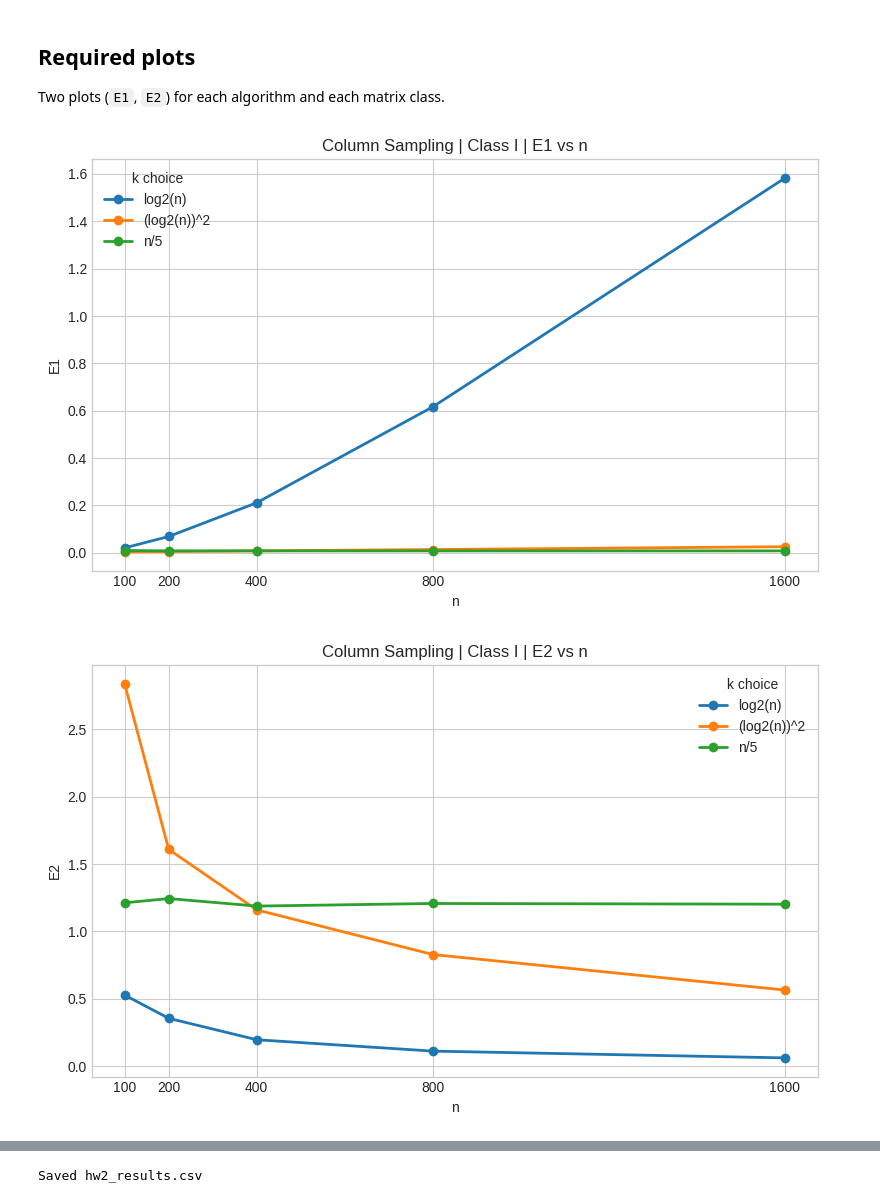
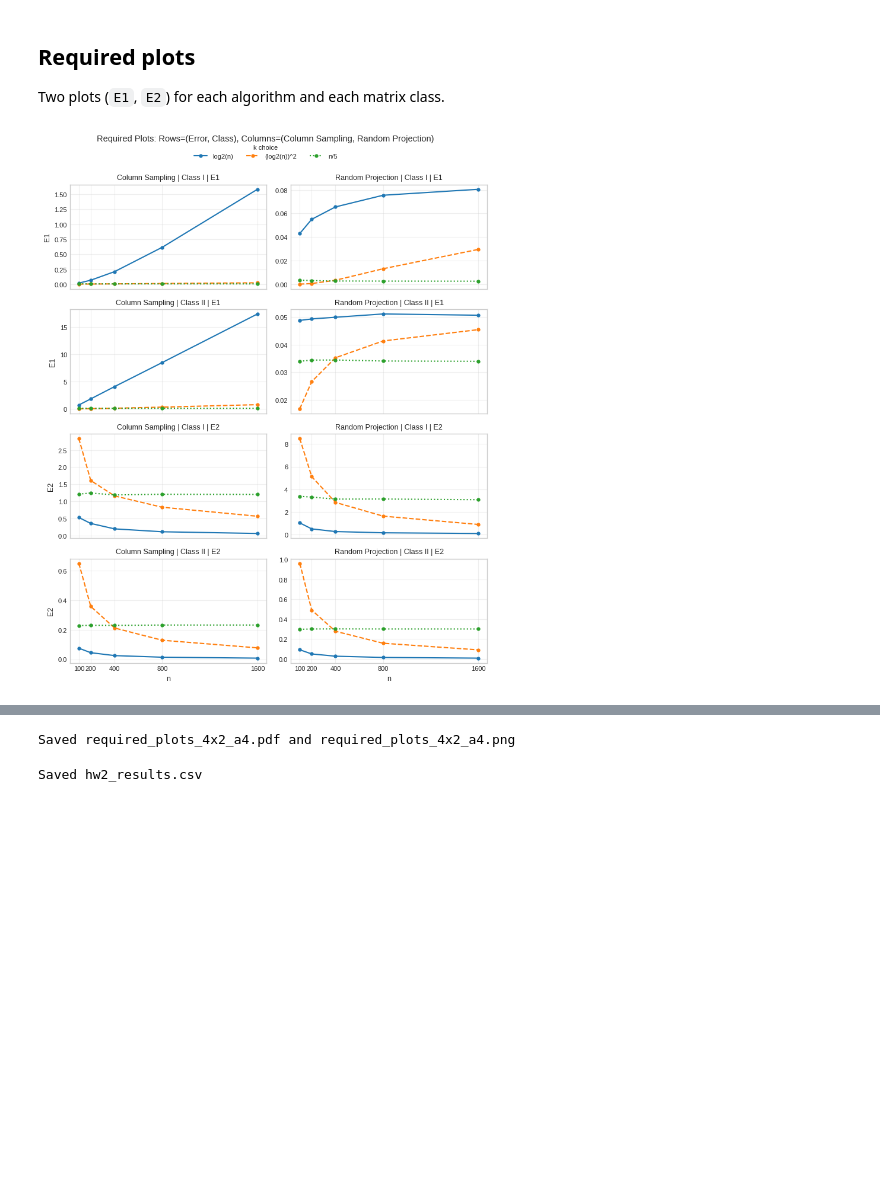
Before and after one commit to pesricha/random-variates, a Jupyter notebook: A2/HW2_2026_solution.ipynb, the cells around one changed output, grey strips where cells are left out. Cells and saved outputs as stored; diff of their text form; code cells hidden in the pictures; blank space fills up the shorter version.

```diff
--- a/A2/HW2_2026_solution.ipynb
+++ b/A2/HW2_2026_solution.ipynb
@@ -269,10 +269,75 @@ df.head()
 ## Required plots
 Two plots (`E1`, `E2`) for each algorithm and each matrix class.
 # %%
-for alg in ['Column Sampling', 'Random Projection']:
-    for cls in ['I', 'II']:
-        for metric in ['E1', 'E2']:
-            plot_metric(df, cls, alg, metric)
+# 8 required plots in one A4-friendly 4x2 layout
+
+# Requested layout:
+# Rows  : (E1, Class I), (E1, Class II), (E2, Class I), (E2, Class II)
+# Col 0 : Column Sampling, Col 1 : Random Projection
+
+algorithms = ['Column Sampling', 'Random Projection']
+row_specs = [
+    ('E1', 'I'),
+    ('E1', 'II'),
+    ('E2', 'I'),
+    ('E2', 'II'),
+]
+k_labels = ['log2(n)', '(log2(n))^2', 'n/5']
+line_styles = ['-', '--', ':']
+
+# A4 portrait size in inches
+fig, axes = plt.subplots(4, 2, figsize=(8.27, 9.69), sharex=True)
+
+for r, (metric, cls) in enumerate(row_specs):
+    for c, alg in enumerate(algorithms):
+        ax = axes[r, c]
+        subset = df[(df['class'] == cls) & (df['algorithm'] == alg)].copy()
+
+        for k_label, ls in zip(k_labels, line_styles):
+            d = subset[subset['k_label'] == k_label].sort_values('n')
+            ax.plot(
+                d['n'], d[metric],
+                marker='o',
+                linestyle=ls,
+                linewidth=1.5,
+                markersize=3.5,
+                label=k_label
+            )
+
+        ax.set_title(f"{alg} | Class {cls} | {metric}", fontsize=9)
+        ax.grid(True, alpha=0.3)
+        ax.set_xticks([100, 200, 400, 800, 1600])
+        ax.tick_params(axis='both', labelsize=8)
+
+        if c == 0:
+            ax.set_ylabel(metric, fontsize=9)
+        if r == 3:
+            ax.set_xlabel('n', fontsize=9)
+
+# Single legend for the full figure
+handles, labels = axes[0, 0].get_legend_handles_labels()
+fig.legend(
+    handles, labels,
+    title='k choice',
+    loc='upper center',
+    ncol=3,
+    fontsize=8,
+    title_fontsize=8,
+    bbox_to_anchor=(0.5, 0.992)
+ )
+
+fig.suptitle(
+    'Required Plots: Rows=(Error, Class), Columns=(Column Sampling, Random Projection)',
+    fontsize=10.5,
+    y=0.999
+)
+fig.tight_layout(rect=[0.03, 0.03, 0.97, 0.975])
+
+# Save for direct inclusion in LaTeX (A4-friendly)
+fig.savefig('required_plots_4x2_a4.pdf', bbox_inches='tight')
+fig.savefig('required_plots_4x2_a4.png', dpi=300, bbox_inches='tight')
+plt.show()
+
+print('Saved required_plots_4x2_a4.pdf and required_plots_4x2_a4.png')
 # %% [output]
-[figure, old version]
+[figure, new version]
-[figure, removed]
@@ -285,3 +344,4 @@ for alg in ['Column Sampling', 'Random Projection']:
+Saved required_plots_4x2_a4.pdf and required_plots_4x2_a4.png
 # %%
 # Optional: save raw numerical results
 df.to_csv('hw2_results.csv', index=False)
```
Also changed, not shown: parts of 4 cells of this notebook, 20 other files.
